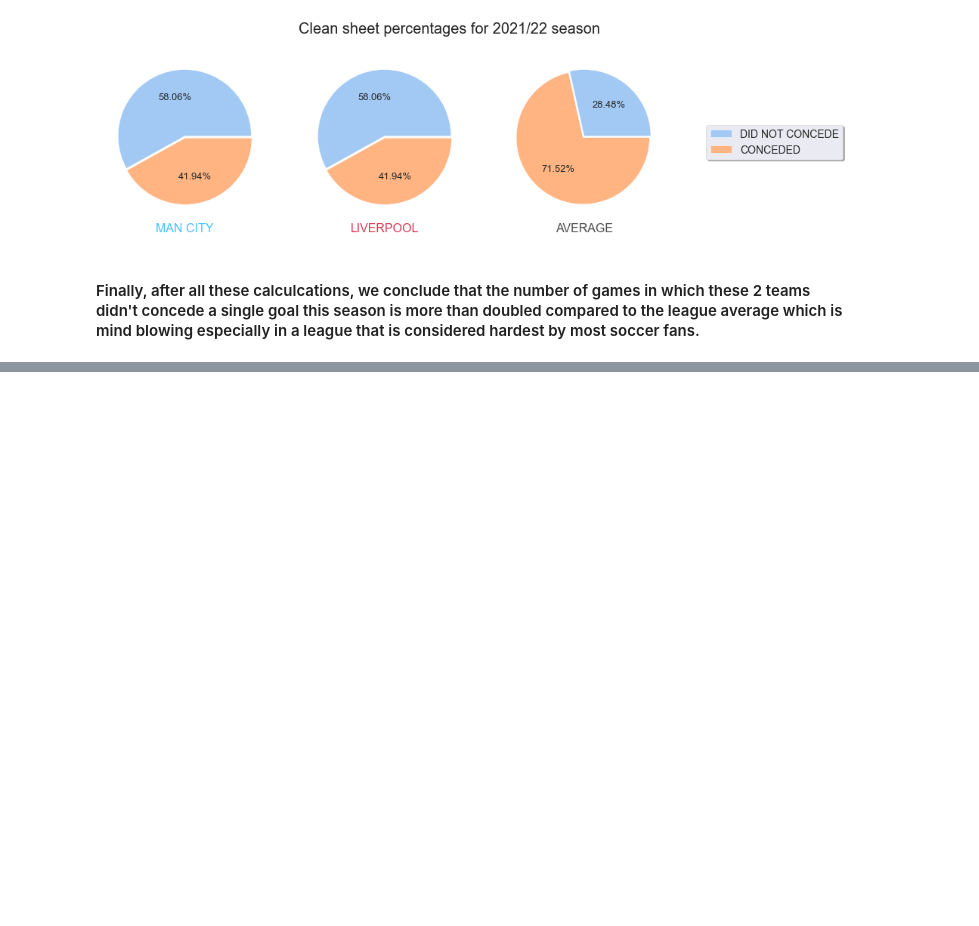
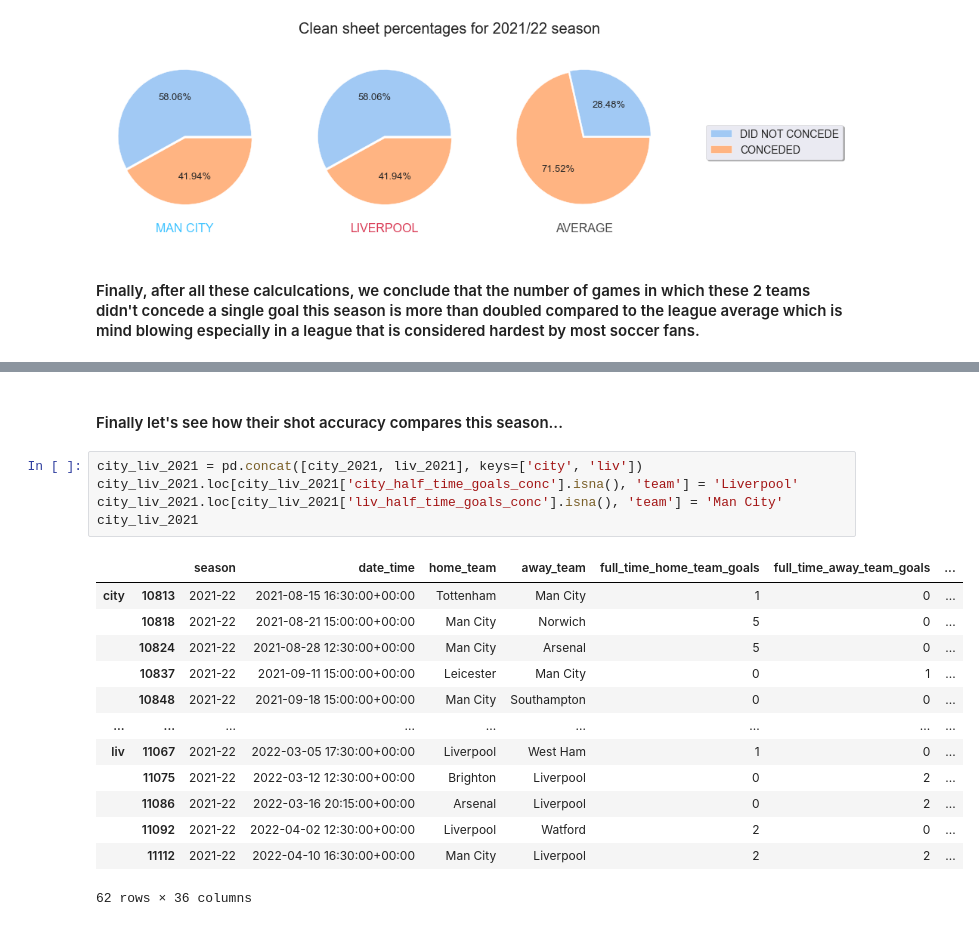
Before and after one commit to bajcula/soccerdata, a Jupyter notebook: Liverpool_VS_Man_City_VS_Rest_of_the_PL.ipynb, the cells around one changed output, grey strips where cells are left out. Saved outputs shown, nothing was run; the diff lists cells and outputs as text; blank space fills up the shorter version.

```diff
--- a/Liverpool_VS_Man_City_VS_Rest_of_the_PL.ipynb
+++ b/Liverpool_VS_Man_City_VS_Rest_of_the_PL.ipynb
@@ -1011,0 +1065,21 @@ plt.show()
+# %% [markdown]
+#### Finally let's see how their shot accuracy compares this season...
+# %%
+city_liv_2021 = pd.concat([city_2021, liv_2021], keys=['city', 'liv'])
+city_liv_2021.loc[city_liv_2021['city_half_time_goals_conc'].isna(), 'team'] = 'Liverpool'
+city_liv_2021.loc[city_liv_2021['liv_half_time_goals_conc'].isna(), 'team'] = 'Man City'
+city_liv_2021
+# %% [output]
+|  |  | season | date_time | home_team | away_team | full_time_home_team_goals | full_time_away_team_goals | ... |
+| city | 10813 | 2021-22 | 2021-08-15 16:30:00+00:00 | Tottenham | Man City | 1 | 0 | ... |
+|  | 10818 | 2021-22 | 2021-08-21 15:00:00+00:00 | Man City | Norwich | 5 | 0 | ... |
+|  | 10824 | 2021-22 | 2021-08-28 12:30:00+00:00 | Man City | Arsenal | 5 | 0 | ... |
+|  | 10837 | 2021-22 | 2021-09-11 15:00:00+00:00 | Leicester | Man City | 0 | 1 | ... |
+|  | 10848 | 2021-22 | 2021-09-18 15:00:00+00:00 | Man City | Southampton | 0 | 0 | ... |
+| ... | ... | ... | ... | ... | ... | ... | ... | ... |
+| liv | 11067 | 2021-22 | 2022-03-05 17:30:00+00:00 | Liverpool | West Ham | 1 | 0 | ... |
+|  | 11075 | 2021-22 | 2022-03-12 12:30:00+00:00 | Brighton | Liverpool | 0 | 2 | ... |
+|  | 11086 | 2021-22 | 2022-03-16 20:15:00+00:00 | Arsenal | Liverpool | 0 | 2 | ... |
+|  | 11092 | 2021-22 | 2022-04-02 12:30:00+00:00 | Liverpool | Watford | 2 | 0 | ... |
+|  | 11112 | 2021-22 | 2022-04-10 16:30:00+00:00 | Man City | Liverpool | 2 | 2 | ... |
+62 rows × 36 columns
```
Also changed, not shown: parts of 67 cells of this notebook.
